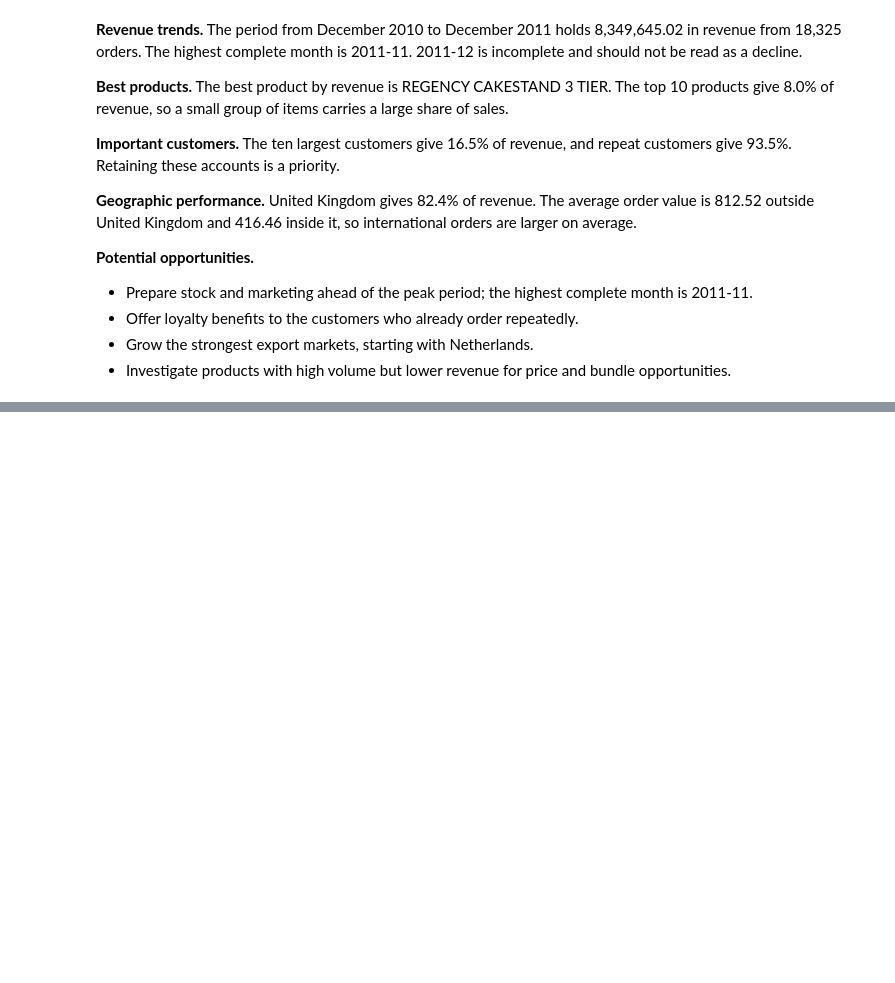
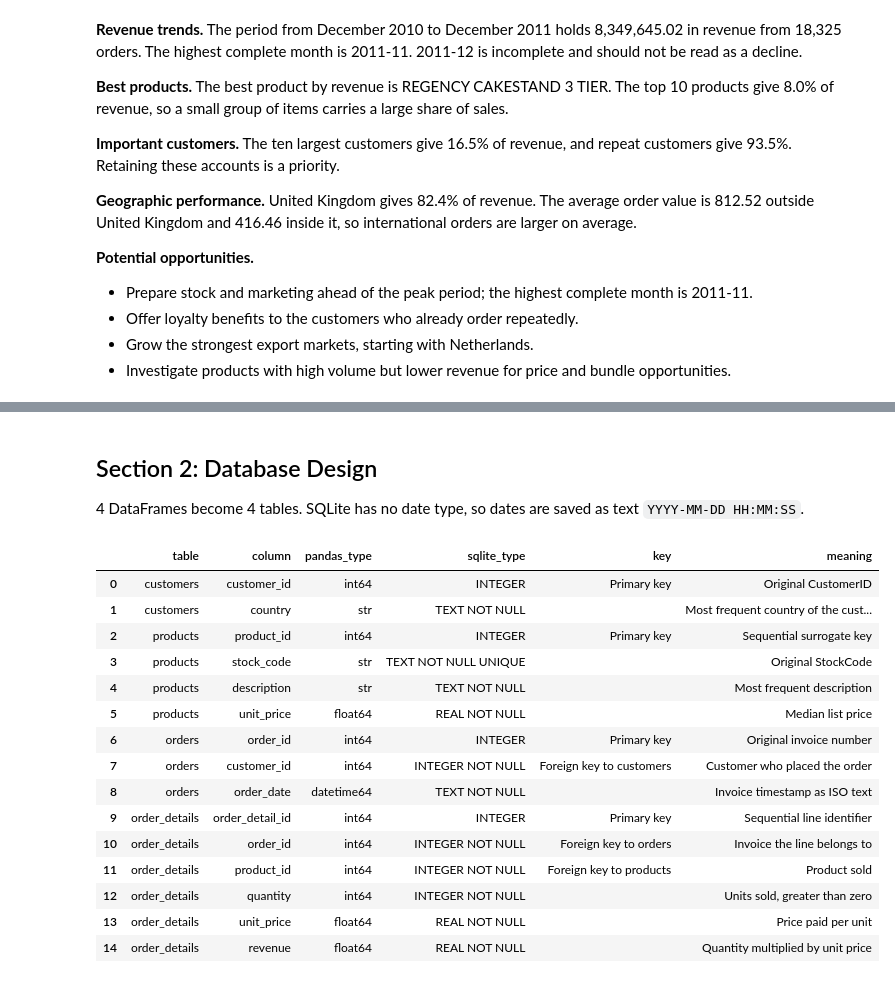
Before and after one commit to Sadveek/Data_python, a Jupyter notebook: Project_Retail.ipynb, the cells around one changed output, grey strips where cells are left out. Saved outputs shown, nothing was run; the diff lists cells and outputs as text; code cells hidden in the pictures; blank space fills up the shorter version.

```diff
--- a/Project_Retail.ipynb
+++ b/Project_Retail.ipynb
@@ -2271,0 +2284,43 @@ Data-Driven Insights
+# %% [markdown]
+## Section 2: Database Design
+
+4 DataFrames become 4 tables. SQLite has no date type, so dates are saved as text `YYYY-MM-DD HH:MM:SS`.
+# %%
+design = pd.DataFrame(
+    [
+        ("customers", "customer_id", "int64", "INTEGER", "Primary key", "Original CustomerID"),
+        ("customers", "country", "str", "TEXT NOT NULL", "", "Most frequent country of the customer"),
+        ("products", "product_id", "int64", "INTEGER", "Primary key", "Sequential surrogate key"),
+        ("products", "stock_code", "str", "TEXT NOT NULL UNIQUE", "", "Original StockCode"),
+        ("products", "description", "str", "TEXT NOT NULL", "", "Most frequent description"),
+        ("products", "unit_price", "float64", "REAL NOT NULL", "", "Median list price"),
+        ("orders", "order_id", "int64", "INTEGER", "Primary key", "Original invoice number"),
+        ("orders", "customer_id", "int64", "INTEGER NOT NULL", "Foreign key to customers", "Customer who placed the order"),
+        ("orders", "order_date", "datetime64", "TEXT NOT NULL", "", "Invoice timestamp as ISO text"),
+        ("order_details", "order_detail_id", "int64", "INTEGER", "Primary key", "Sequential line identifier"),
+        ("order_details", "order_id", "int64", "INTEGER NOT NULL", "Foreign key to orders", "Invoice the line belongs to"),
+        ("order_details", "product_id", "int64", "INTEGER NOT NULL", "Foreign key to products", "Product sold"),
+        ("order_details", "quantity", "int64", "INTEGER NOT NULL", "", "Units sold, greater than zero"),
+        ("order_details", "unit_price", "float64", "REAL NOT NULL", "", "Price paid per unit"),
+        ("order_details", "revenue", "float64", "REAL NOT NULL", "", "Quantity multiplied by unit price"),
+    ],
+    columns=["table", "column", "pandas_type", "sqlite_type", "key", "meaning"],
+)
+design
+# %% [output]
+|  | table | column | pandas_type | sqlite_type | key | meaning |
+| 0 | customers | customer_id | int64 | INTEGER | Primary key | Original CustomerID |
+| 1 | customers | country | str | TEXT NOT NULL |  | Most frequent country of the cust... |
+| 2 | products | product_id | int64 | INTEGER | Primary key | Sequential surrogate key |
+| 3 | products | stock_code | str | TEXT NOT NULL UNIQUE |  | Original StockCode |
+| 4 | products | description | str | TEXT NOT NULL |  | Most frequent description |
+| 5 | products | unit_price | float64 | REAL NOT NULL |  | Median list price |
+| 6 | orders | order_id | int64 | INTEGER | Primary key | Original invoice number |
+| 7 | orders | customer_id | int64 | INTEGER NOT NULL | Foreign key to customers | Customer who placed the order |
+| 8 | orders | order_date | datetime64 | TEXT NOT NULL |  | Invoice timestamp as ISO text |
+| 9 | order_details | order_detail_id | int64 | INTEGER | Primary key | Sequential line identifier |
+| 10 | order_details | order_id | int64 | INTEGER NOT NULL | Foreign key to orders | Invoice the line belongs to |
+| 11 | order_details | product_id | int64 | INTEGER NOT NULL | Foreign key to products | Product sold |
+| 12 | order_details | quantity | int64 | INTEGER NOT NULL |  | Units sold, greater than zero |
+| 13 | order_details | unit_price | float64 | REAL NOT NULL |  | Price paid per unit |
+| 14 | order_details | revenue | float64 | REAL NOT NULL |  | Quantity multiplied by unit price |
```
Also changed, not shown: parts of 33 cells of this notebook.
